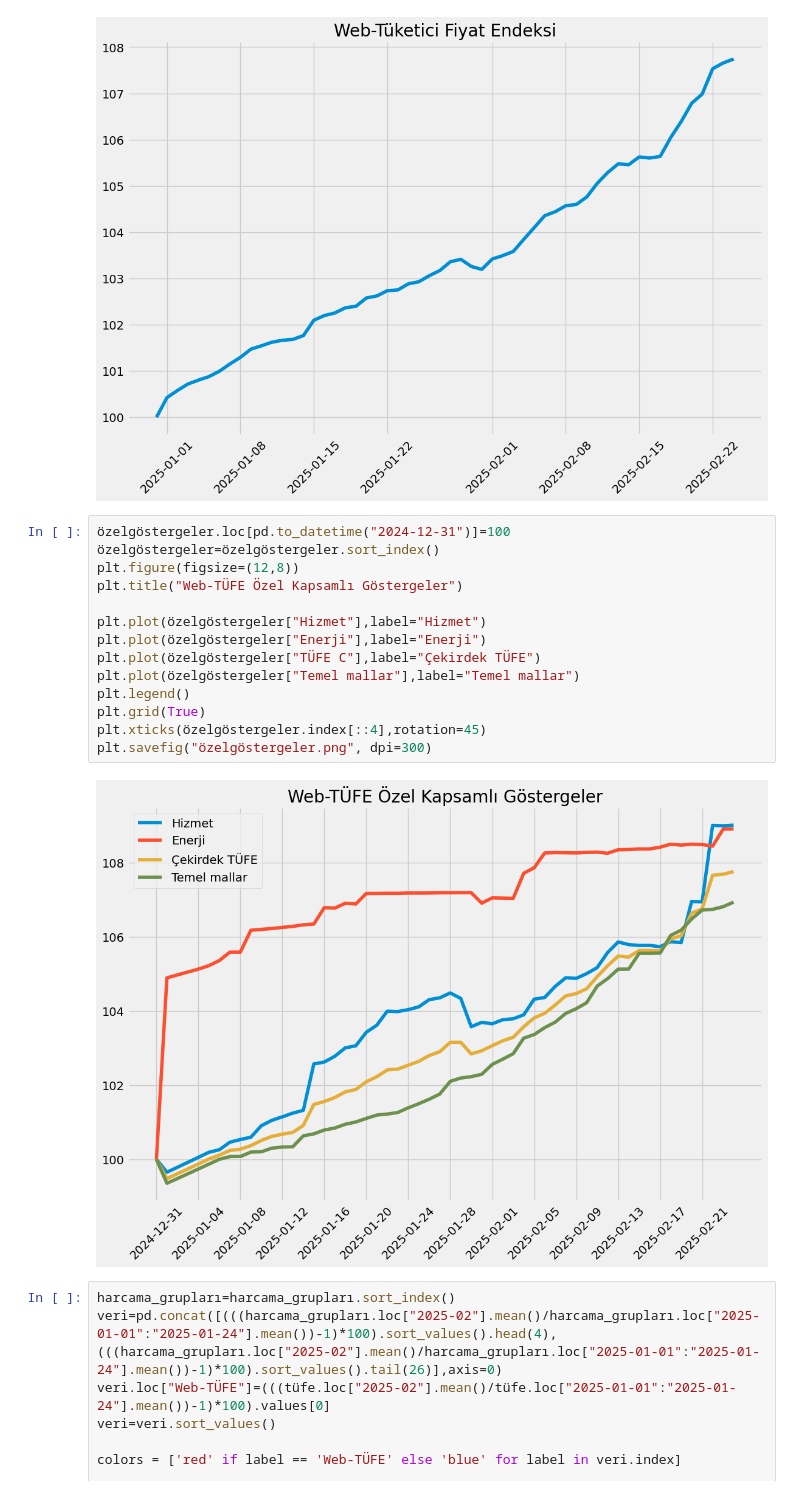
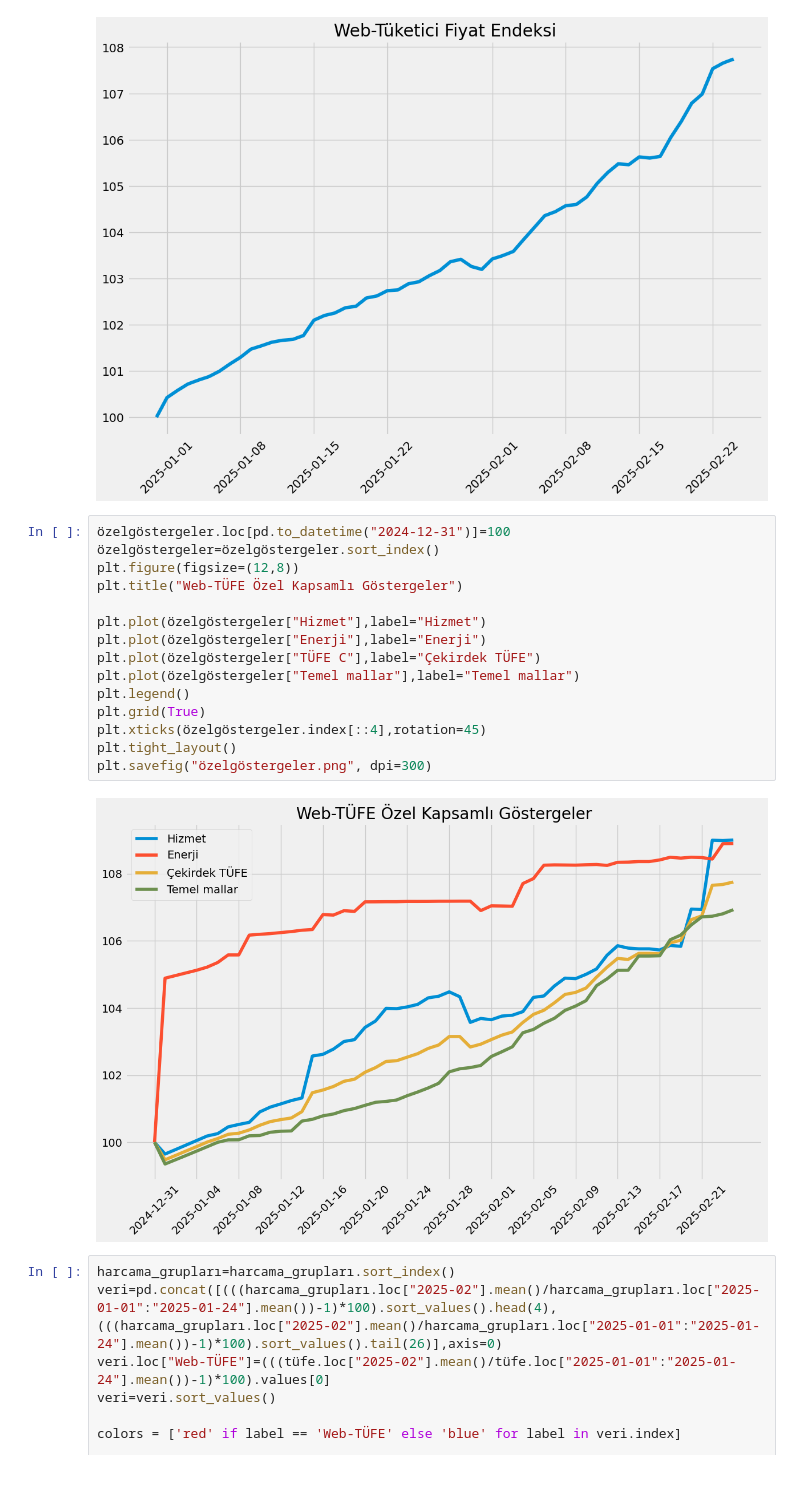
Before and after one commit to kaboya19/web-tufe-streamlit, a Jupyter notebook: bülten.ipynb, the cells around one changed output. Saved outputs shown, nothing was run; the diff lists cells and outputs as text.

```diff
--- a/bülten.ipynb
+++ b/bülten.ipynb
@@ -131,19 +131,20 @@ plt.savefig("tüfe.png", dpi=300)
 # %%
 özelgöstergeler.loc[pd.to_datetime("2024-12-31")]=100
 özelgöstergeler=özelgöstergeler.sort_index()
 plt.figure(figsize=(12,8))
 plt.title("Web-TÜFE Özel Kapsamlı Göstergeler")
 
 plt.plot(özelgöstergeler["Hizmet"],label="Hizmet")
 plt.plot(özelgöstergeler["Enerji"],label="Enerji")
 plt.plot(özelgöstergeler["TÜFE C"],label="Çekirdek TÜFE")
 plt.plot(özelgöstergeler["Temel mallar"],label="Temel mallar")
 plt.legend()
 plt.grid(True)
 plt.xticks(özelgöstergeler.index[::4],rotation=45)
+plt.tight_layout()
 plt.savefig("özelgöstergeler.png", dpi=300)
 # %% [output]
-[figure, old version]
+[figure, new version]
 # %%
 harcama_grupları=harcama_grupları.sort_index()
 veri=pd.concat([(((harcama_grupları.loc["2025-02"].mean()/harcama_grupları.loc["2025-01-01":"2025-01-24"].mean())-1)*100).sort_values().head(4),(((harcama_grupları.loc["2025-02"].mean()/harcama_grupları.loc["2025-01-01":"2025-01-24"].mean())-1)*100).sort_values().tail(26)],axis=0)
```
Also changed, not shown: 3 other files.
